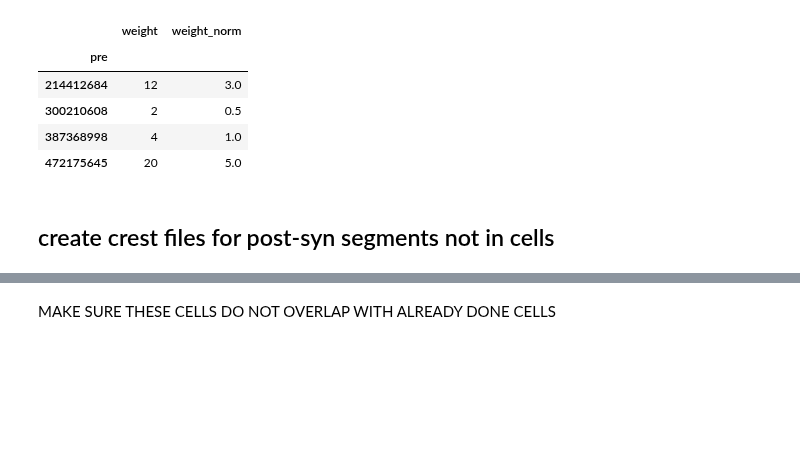
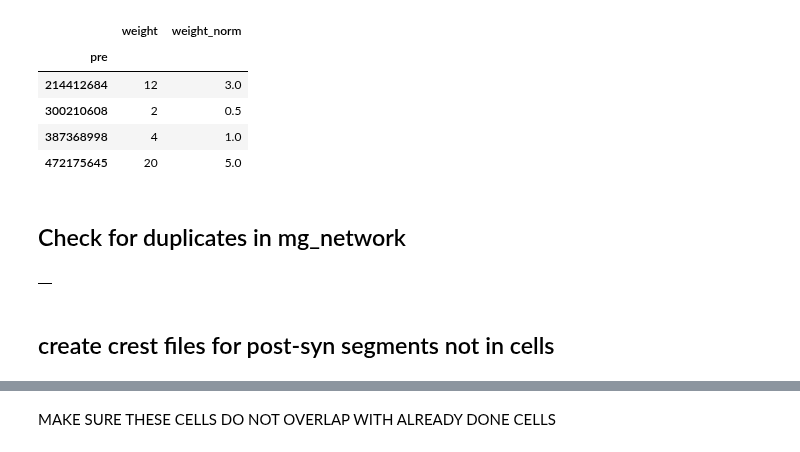
Before and after one commit to neurologic/eCREST, a Jupyter notebook: Analysis.ipynb, the cells around one changed output, grey strips where cells are left out. Saved outputs shown, nothing was run; the diff lists cells and outputs as text; code cells hidden in the pictures; blank space fills up the shorter version.

```diff
--- a/Analysis.ipynb
+++ b/Analysis.ipynb
@@ -571,8 +569,8 @@ df_edges[df_edges['post']=='393063300'].groupby('pre').sum(numeric_only=True)
 | 300210608 | 2 | 0.5 |
 | 387368998 | 4 | 1.0 |
 | 472175645 | 20 | 5.0 |
-# %% [markdown]
-## create crest files for post-syn segments not in cells
+# %% [markdown]
+## Check for duplicates in mg_network
 # %%
 path_to_settings_json = '/Users/kperks/Documents/ell-connectome/eCREST-local-files/settings_dict.json'
 settings_dict = import_settings(path_to_settings_json)
@@ -587,3 +585,20 @@ nodefiles = dict()
 for child in sorted(dirpath.iterdir()):
     if (child.name[0]!='.') & (child.is_file()):
         nodefiles[child.name.split('_')[2]] = child
+# %%
+crest = ecrest(settings_dict,launch_viewer=False)
+
+base_segments = crest.get_base_segments_dict(dirpath)
+# %%
+df_all = pd.DataFrame()
+for k,f in nodefiles.items():
+    cell = ecrest(settings_dict,filepath = f,launch_viewer=False)
+    df = cell.check_duplicates(base_segments)
+    if not df.empty:
+        df_all = pd.concat([df_all,df])
+
+display(df_all)
+# %% [output]
+|  |
+# %% [markdown]
+## create crest files for post-syn segments not in cells
```
Also changed, not shown: parts of 46 cells of this notebook, 4 other files.
